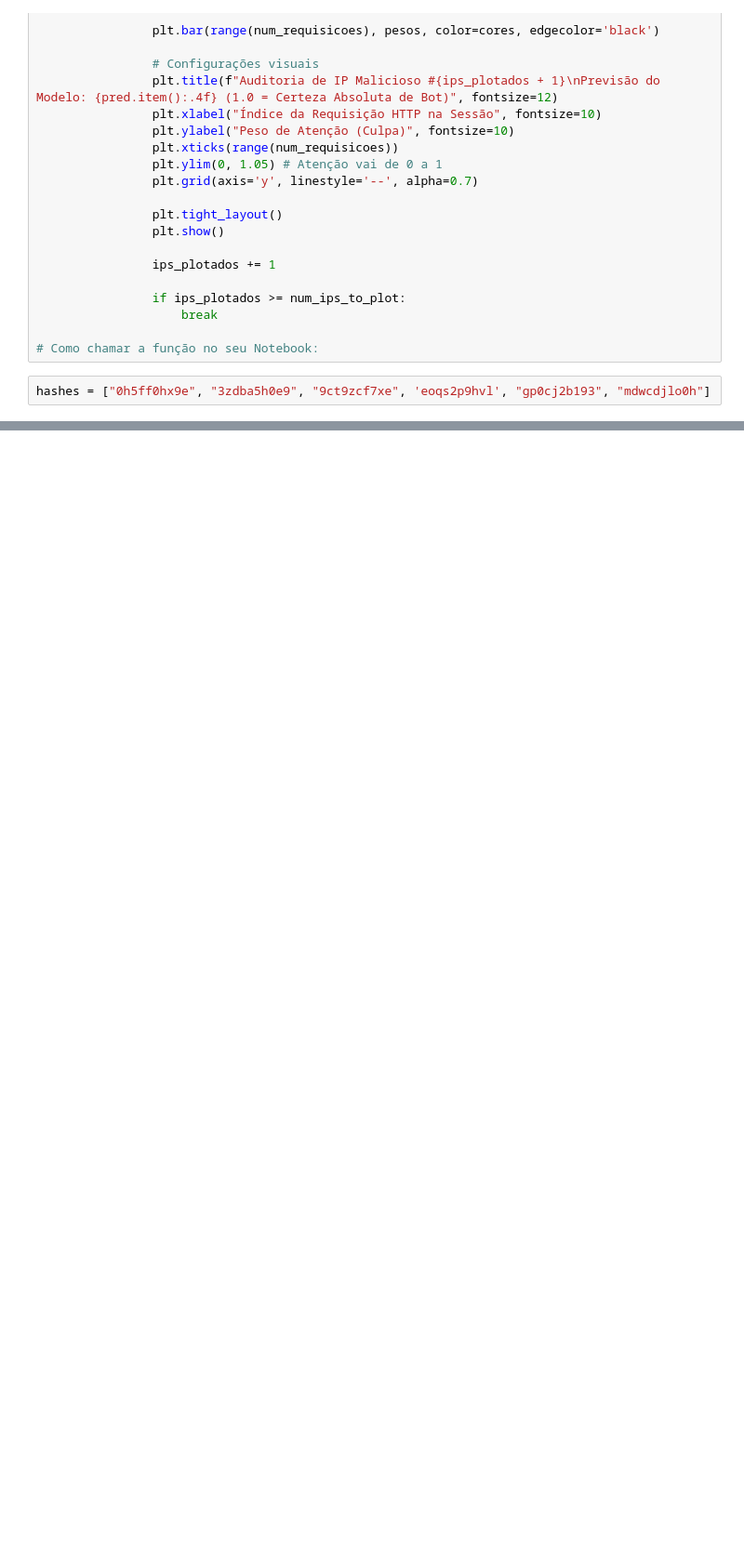
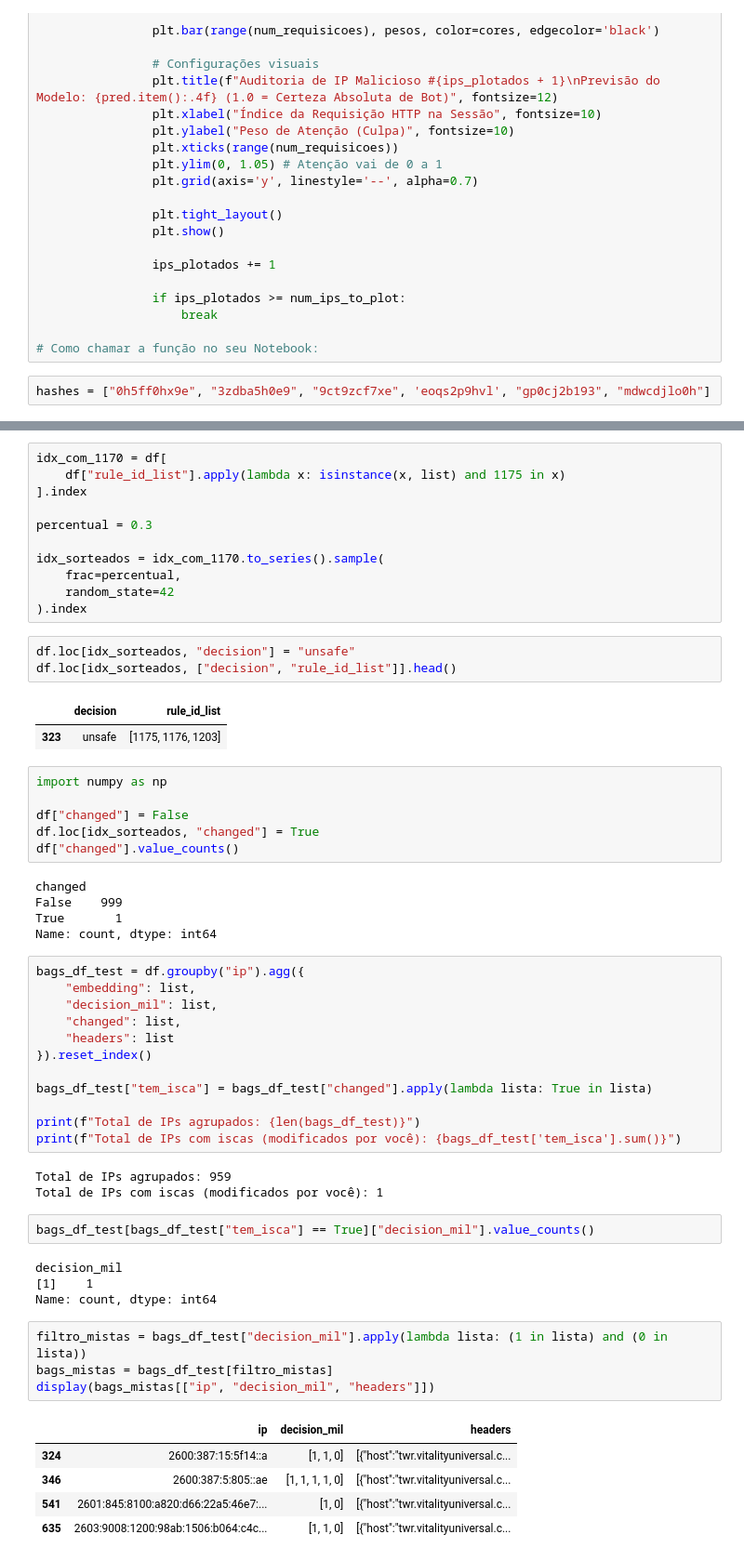
Before and after one commit to camillemotajf/MIL, a Jupyter notebook: teste.ipynb, the cells around one changed output, grey strips where cells are left out. Shown at 93% size. Drawn from its saved outputs; the diff is of its cells as text; blank space fills up the shorter version.

Commit message:
feat: teste rule id list

```diff
--- a/teste.ipynb
+++ b/teste.ipynb
@@ -274,0 +304,59 @@ Iniciando auditoria visual. Procurando bots...
+# %%
+idx_com_1170 = df[
+    df["rule_id_list"].apply(lambda x: isinstance(x, list) and 1175 in x)
+].index
+
+percentual = 0.3
+
+idx_sorteados = idx_com_1170.to_series().sample(
+    frac=percentual,
+    random_state=42
+).index
+# %%
+df.loc[idx_sorteados, "decision"] = "unsafe"
+df.loc[idx_sorteados, ["decision", "rule_id_list"]].head()
+# %% [output]
+|  | decision | rule_id_list |
+| 323 | unsafe | [1175, 1176, 1203] |
+# %%
+import numpy as np
+
+df["changed"] = False
+df.loc[idx_sorteados, "changed"] = True
+df["changed"].value_counts()
+# %% [output]
+changed
+False    999
+True       1
+Name: count, dtype: int64
+# %%
+bags_df_test = df.groupby("ip").agg({
+    "embedding": list,
+    "decision_mil": list,
+    "changed": list,
+    "headers": list
+}).reset_index()
+
+bags_df_test["tem_isca"] = bags_df_test["changed"].apply(lambda lista: True in lista)
+
+print(f"Total de IPs agrupados: {len(bags_df_test)}")
+print(f"Total de IPs com iscas (modificados por você): {bags_df_test['tem_isca'].sum()}")
+# %% [output]
+Total de IPs agrupados: 959
+Total de IPs com iscas (modificados por você): 1
+# %%
+bags_df_test[bags_df_test["tem_isca"] == True]["decision_mil"].value_counts()
+# %% [output]
+decision_mil
+[1]    1
+Name: count, dtype: int64
+# %%
+filtro_mistas = bags_df_test["decision_mil"].apply(lambda lista: (1 in lista) and (0 in lista))
+bags_mistas = bags_df_test[filtro_mistas]
+display(bags_mistas[["ip", "decision_mil", "headers"]])
+# %% [output]
+|  | ip | decision_mil | headers |
+| 324 | 2600:387:15:5f14::a | [1, 1, 0] | [{"host":"twr.vitalityuniversal.c... |
+| 346 | 2600:387:5:805::ae | [1, 1, 1, 1, 0] | [{"host":"twr.vitalityuniversal.c... |
+| 541 | 2601:845:8100:a820:d66:22a5:46e7:... | [1, 0] | [{"host":"twr.vitalityuniversal.c... |
+| 635 | 2603:9008:1200:98ab:1506:b064:c4c... | [1, 1, 0] | [{"host":"twr.vitalityuniversal.c... |
```
Also changed, not shown: parts of 14 cells of this notebook.
